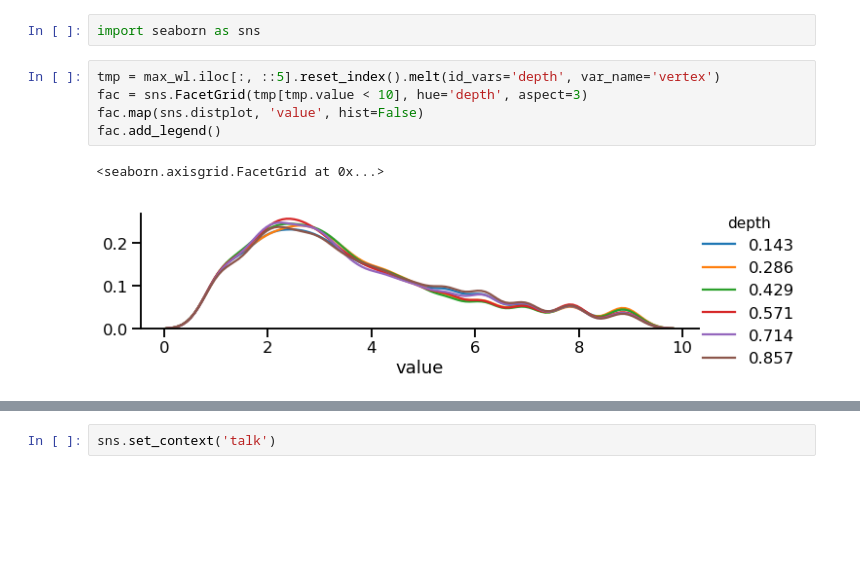
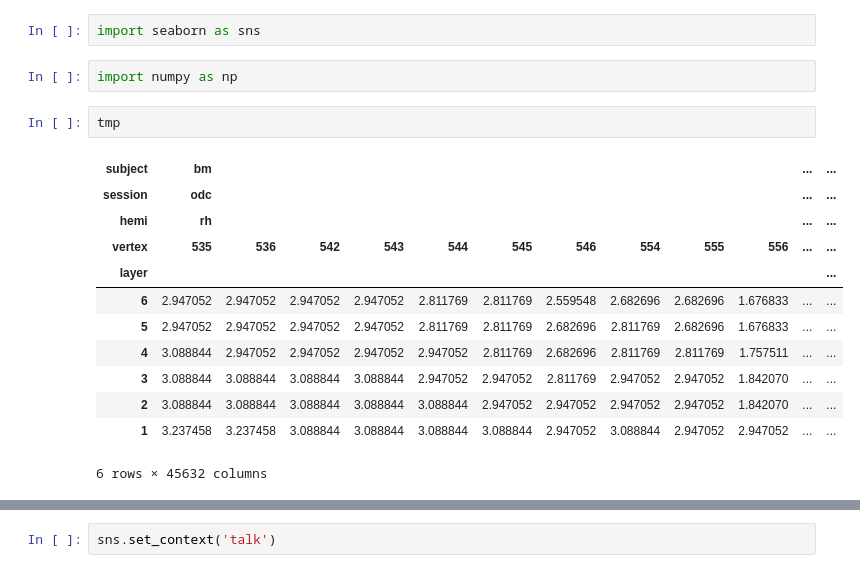
Before and after one commit to VU-Cog-Sci/odc_mapping, a Jupyter notebook: analysis/notebooks/Analyze spatial frequency on surface.ipynb, the cells around one changed output, grey strips where cells are left out. Cells and saved outputs as stored; diff of their text form; blank space fills up the shorter version.

```diff
--- a/analysis/notebooks/Analyze spatial frequency on surface.ipynb
+++ b/analysis/notebooks/Analyze spatial frequency on surface.ipynb
@@ -69,11 +87,20 @@ max_frequency = energies.groupby(['depth', 'frequency']).sum().groupby('depth',
 max_wl = 1. / max_frequency
 # %%
 import seaborn as sns
-# %%
-tmp = max_wl.iloc[:, ::5].reset_index().melt(id_vars='depth', var_name='vertex')
-fac = sns.FacetGrid(tmp[tmp.value < 10], hue='depth', aspect=3)
-fac.map(sns.distplot, 'value', hist=False)
-fac.add_legend()
-# %% [output]
-<seaborn.axisgrid.FacetGrid at 0x...>
-[figure, removed]
+# %%
+import numpy as np
+# %%
+tmp
+# %% [output]
+| subject | bm |  |  |  |  |  |  |  |  |  | ... | ... |
+| session | odc |  |  |  |  |  |  |  |  |  | ... | ... |
+| hemi | rh |  |  |  |  |  |  |  |  |  | ... | ... |
+| vertex | 535 | 536 | 542 | 543 | 544 | 545 | 546 | 554 | 555 | 556 | ... | ... |
+| layer |  |  |  |  |  |  |  |  |  |  |  | ... |
+| 6 | 2.947052 | 2.947052 | 2.947052 | 2.947052 | 2.811769 | 2.811769 | 2.559548 | 2.682696 | 2.682696 | 1.676833 | ... | ... |
+| 5 | 2.947052 | 2.947052 | 2.947052 | 2.947052 | 2.811769 | 2.811769 | 2.682696 | 2.811769 | 2.682696 | 1.676833 | ... | ... |
+| 4 | 3.088844 | 2.947052 | 2.947052 | 2.947052 | 2.947052 | 2.811769 | 2.682696 | 2.811769 | 2.811769 | 1.757511 | ... | ... |
+| 3 | 3.088844 | 3.088844 | 3.088844 | 3.088844 | 2.947052 | 2.947052 | 2.811769 | 2.947052 | 2.947052 | 1.842070 | ... | ... |
+| 2 | 3.088844 | 3.088844 | 3.088844 | 3.088844 | 3.088844 | 2.947052 | 2.947052 | 2.947052 | 2.947052 | 1.842070 | ... | ... |
+| 1 | 3.237458 | 3.237458 | 3.088844 | 3.088844 | 3.088844 | 3.088844 | 2.947052 | 3.088844 | 2.947052 | 2.947052 | ... | ... |
+6 rows × 45632 columns
```
Also changed, not shown: parts of 27 cells of this notebook, 1 other file.
